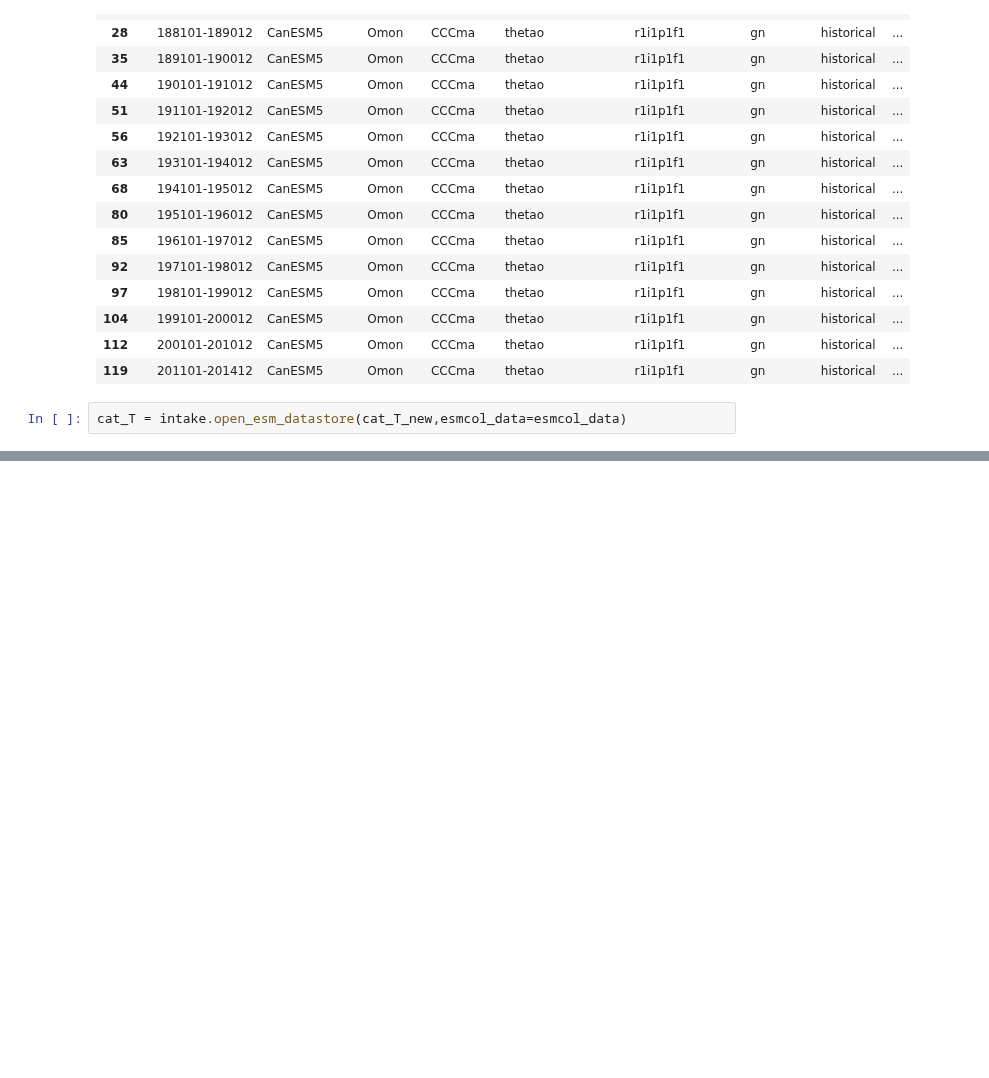
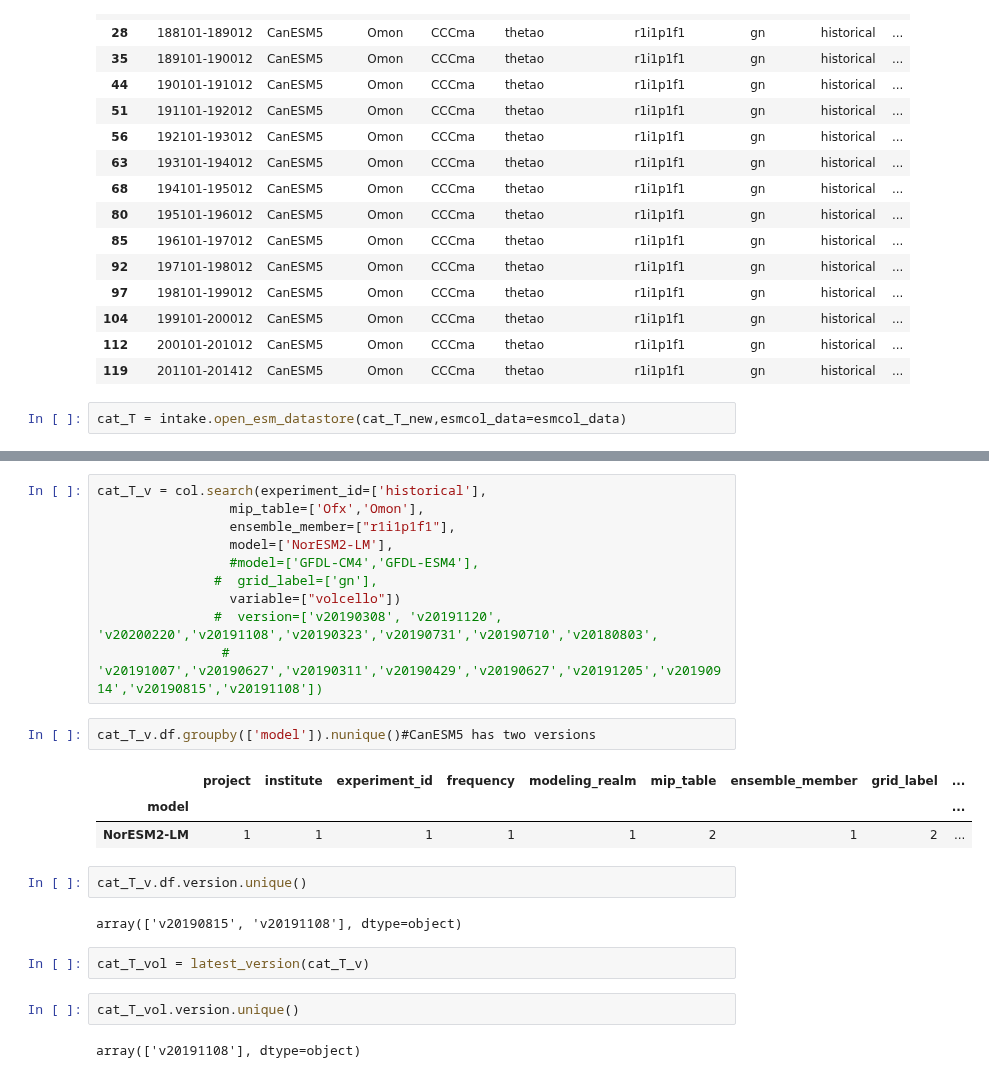
Before and after one commit to aradhakrishnanGFDL/gfdl-aws-analysis, a Jupyter notebook: examples/get_latest_versions.ipynb, the cells around one changed output, grey strips where cells are left out. Cells and saved outputs as stored; diff of their text form; blank space fills up the shorter version.

```diff
--- a/examples/get_latest_versions.ipynb
+++ b/examples/get_latest_versions.ipynb
@@ -185,0 +126,26 @@ Aggregation columns : ['variable', 'ensemble_member', 'temporal subset']
+# %%
+cat_T_v = col.search(experiment_id=['historical'],
+                 mip_table=['Ofx','Omon'],
+                 ensemble_member=["r1i1p1f1"],
+                 model=['NorESM2-LM'],
+                 #model=['GFDL-CM4','GFDL-ESM4'],
+               #  grid_label=['gn'],
+                 variable=["volcello"])
+               #  version=['v20190308', 'v20191120', 'v20200220','v20191108','v20190323','v20190731','v20190710','v20180803',
+                #          'v20191007','v20190627','v20190311','v20190429','v20190627','v20191205','v20190914','v20190815','v20191108'])
+# %%
+cat_T_v.df.groupby(['model']).nunique()#CanESM5 has two versions
+# %% [output]
+|  | project | institute | experiment_id | frequency | modeling_realm | mip_table | ensemble_member | grid_label | ... |
+| model |  |  |  |  |  |  |  |  | ... |
+| NorESM2-LM | 1 | 1 | 1 | 1 | 1 | 2 | 1 | 2 | ... |
+# %%
+cat_T_v.df.version.unique()
+# %% [output]
+array(['v20190815', 'v20191108'], dtype=object)
+# %%
+cat_T_vol = latest_version(cat_T_v)
+# %%
+cat_T_vol.version.unique()
+# %% [output]
+array(['v20191108'], dtype=object)
```
Also changed, not shown: parts of 13 cells of this notebook.
